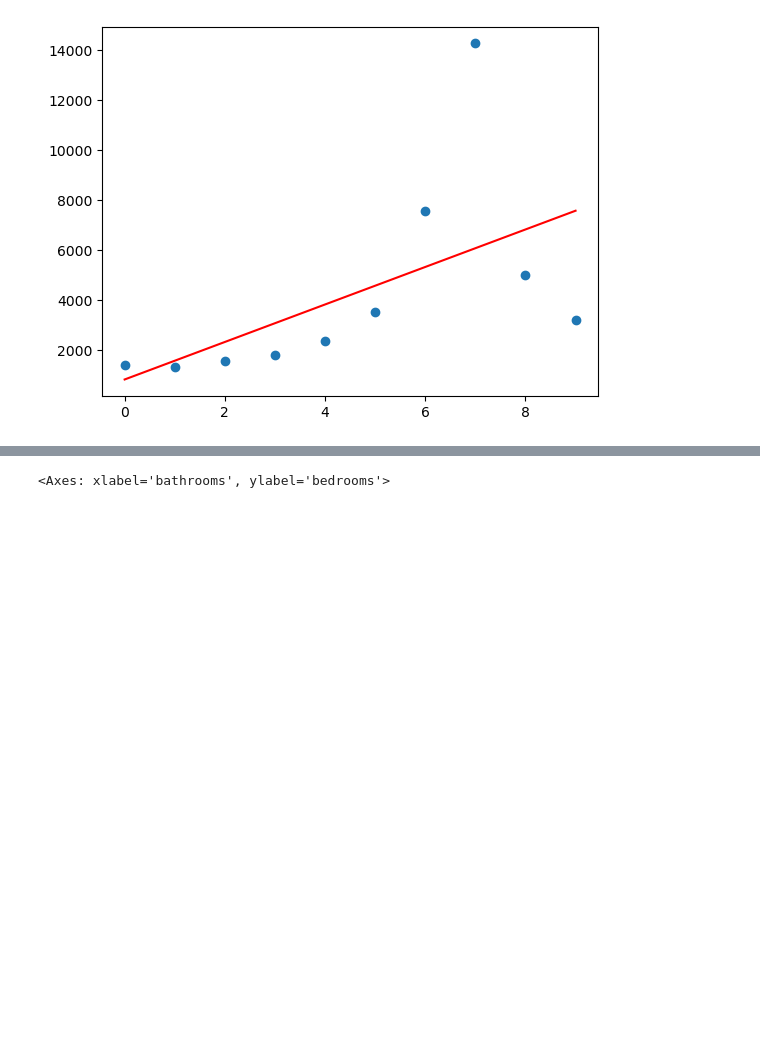
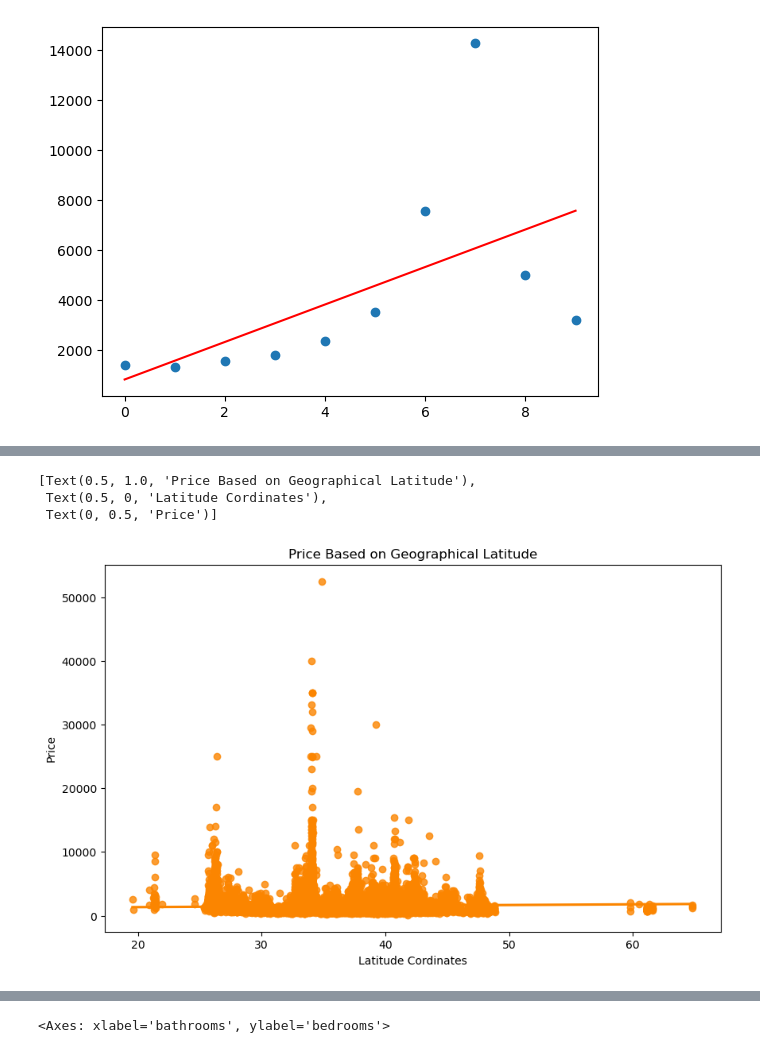
Before and after one commit to tghcb9/dataanalytics-project1-group6, a Jupyter notebook: submission/analysis/regression.ipynb, the cells around one changed output, grey strips where cells are left out. Drawn from its saved outputs; the diff is of its cells as text; code cells hidden in the pictures; blank space fills up the shorter version.

```diff
--- a/submission/analysis/regression.ipynb
+++ b/submission/analysis/regression.ipynb
@@ -229,0 +164,9 @@ sns.regplot(data = avg_df, x='square_feet', y='price')
+# %%
+plt.figure(figsize = (10, 6))
+
+sns.regplot(data = df, x='latitude', y='price', color = '#FB8500').set(title='Price Based on Geographical Latitude', xlabel='Latitude Cordinates', ylabel='Price')
+# %% [output]
+[Text(0.5, 1.0, 'Price Based on Geographical Latitude'),
+ Text(0.5, 0, 'Latitude Cordinates'),
+ Text(0, 0.5, 'Price')]
+[figure, added]
```
Also changed, not shown: parts of 54 cells of this notebook, 17 other files.
